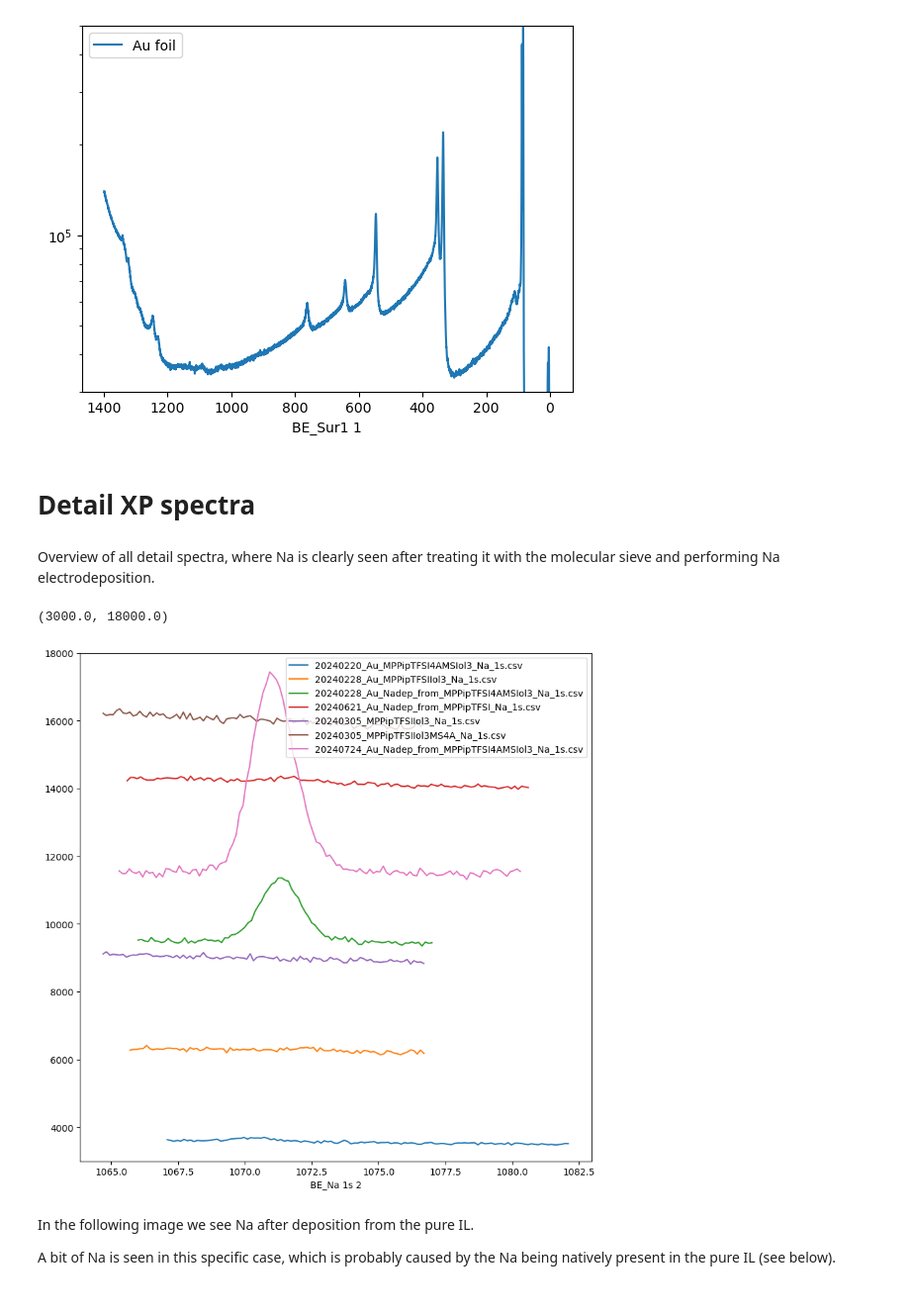
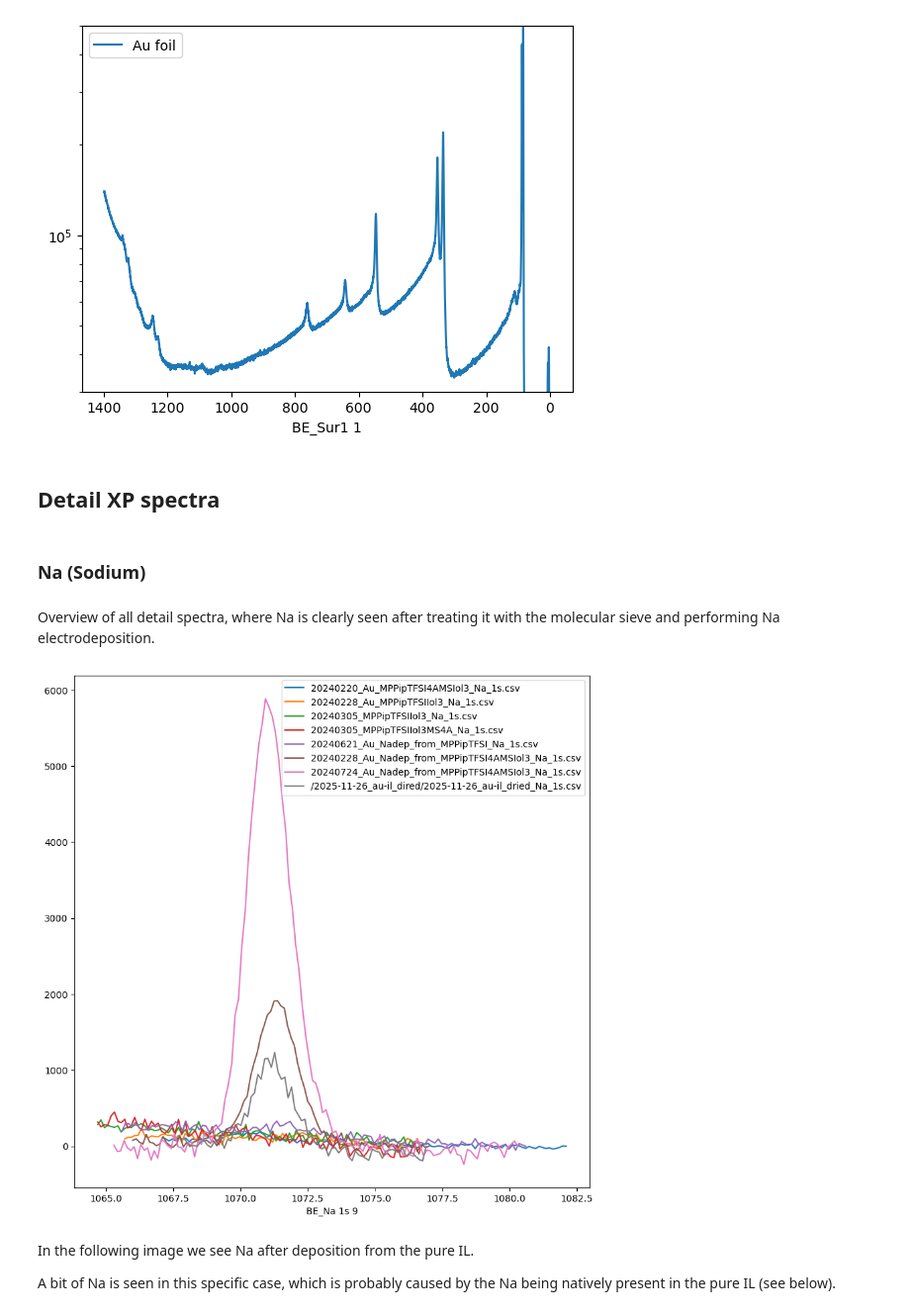
Before and after one commit to theoechem/article_MAHE_2024_IL_pitfalls, a Jupyter notebook: doc/xps.ipynb, the cells around one changed output. Shown at 99% size. Cells and saved outputs as stored; diff of their text form; code cells hidden in the pictures.

```diff
--- a/doc/xps.ipynb
+++ b/doc/xps.ipynb
@@ -45,0 +69,26 @@ df_Au.head(3)
+# %%
+def set_baseline(df, where=0):
+    """removes the first data point from the dataframe to set
+    that point as zero baseline for better comparison.
+    It is specifically useful for peak regions."""
+    df_ = df.reset_index(drop=True)
+    columns = df_.columns
+    for column in columns:
+        if 'CPS' in column:
+            cps_column = column
+    df_['CPS BL'] = df_[cps_column] - df_[cps_column][where]
+    return df_
+
+def normalize_counts(df, max_counts):
+    """normalize counts to maximum value of the Au 4f signal
+    of the bare Au sample.
+    Makes only sense if a Au peak is observed."""
+    df_ = df.copy()
+    columns = df_.columns
+    for column in columns:
+        if 'CPS' in column:
+            cps_column = column
+    df_counts = df_[df_['BE_Sur1 1'].between(60,100)][cps_column].max()
+    print(df_counts)
+    df_['CPS NORM'] = df_[cps_column] *  max_counts / df_counts
+    return df_
@@ -254,15 +695,18 @@ ax.set_ylim(3E4,5E5)
 (30000.0, 500000.0)
 [figure]
 # %% [markdown]
-# Detail XP spectra
+## Detail XP spectra
+# %% [markdown]
+### Na (Sodium)
 # %%
 Na_files = ['20240220_Au_MPPipTFSI4AMSIol3_Na_1s.csv',
             '20240228_Au_MPPipTFSIIol3_Na_1s.csv',
-            '20240228_Au_Nadep_from_MPPipTFSI4AMSIol3_Na_1s.csv',
-            '20240621_Au_Nadep_from_MPPipTFSI_Na_1s.csv',
             '20240305_MPPipTFSIIol3_Na_1s.csv',
             '20240305_MPPipTFSIIol3MS4A_Na_1s.csv',
-            '20240724_Au_Nadep_from_MPPipTFSI4AMSIol3_Na_1s.csv'
+            '20240621_Au_Nadep_from_MPPipTFSI_Na_1s.csv',
+            '20240228_Au_Nadep_from_MPPipTFSI4AMSIol3_Na_1s.csv',
+            '20240724_Au_Nadep_from_MPPipTFSI4AMSIol3_Na_1s.csv',
+            '/2025-11-26_au-il_dired/2025-11-26_au-il_dried_Na_1s.csv'
 ]
 
 df_Na = [pd.read_csv(data_xps + file, header=3) for file in Na_files]
@@ -271,13 +715,12 @@ Overview of all detail spectra, where Na is clearly seen after treating it with
 # %%
 fig, ax = plt.subplots(figsize=(10,10))
 for idx, df in enumerate(df_Na):
     energy = [colname for colname in df.columns if 'BE_Na 1s' in colname][0]
     column = [colname for colname in df.columns if 'CPS_Na 1s' in colname][0]
-    df.plot(energy, column, ax=ax, label=Na_files[idx])
-ax.set_ylim(3000, 18000)
+    set_baseline(df).plot(energy, 'CPS BL', ax=ax, label=Na_files[idx])
+# ax.set_ylim(3000, 18000)
 # %% [output]
-(3000.0, 18000.0)
-[figure, old version]
+[figure, new version]
 # %% [markdown]
 In the following image we see Na after deposition from the pure IL.
 
```
Also changed, not shown: parts of 37 cells of this notebook, 25 other files.
